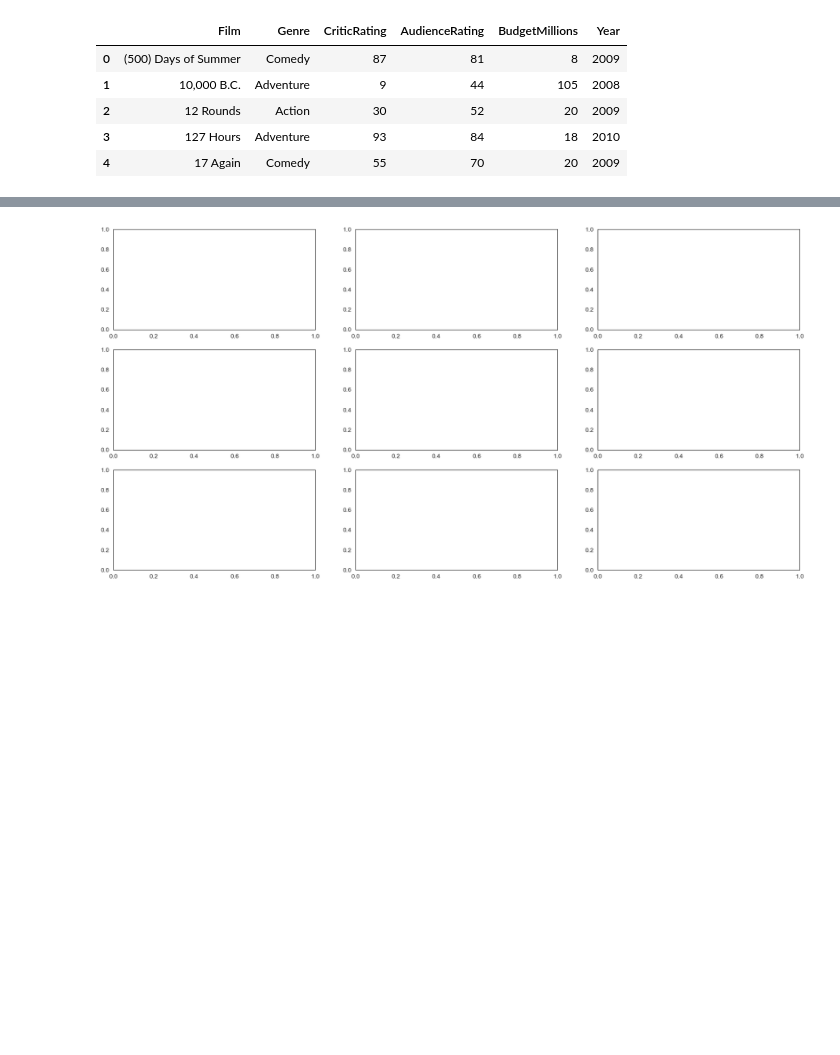
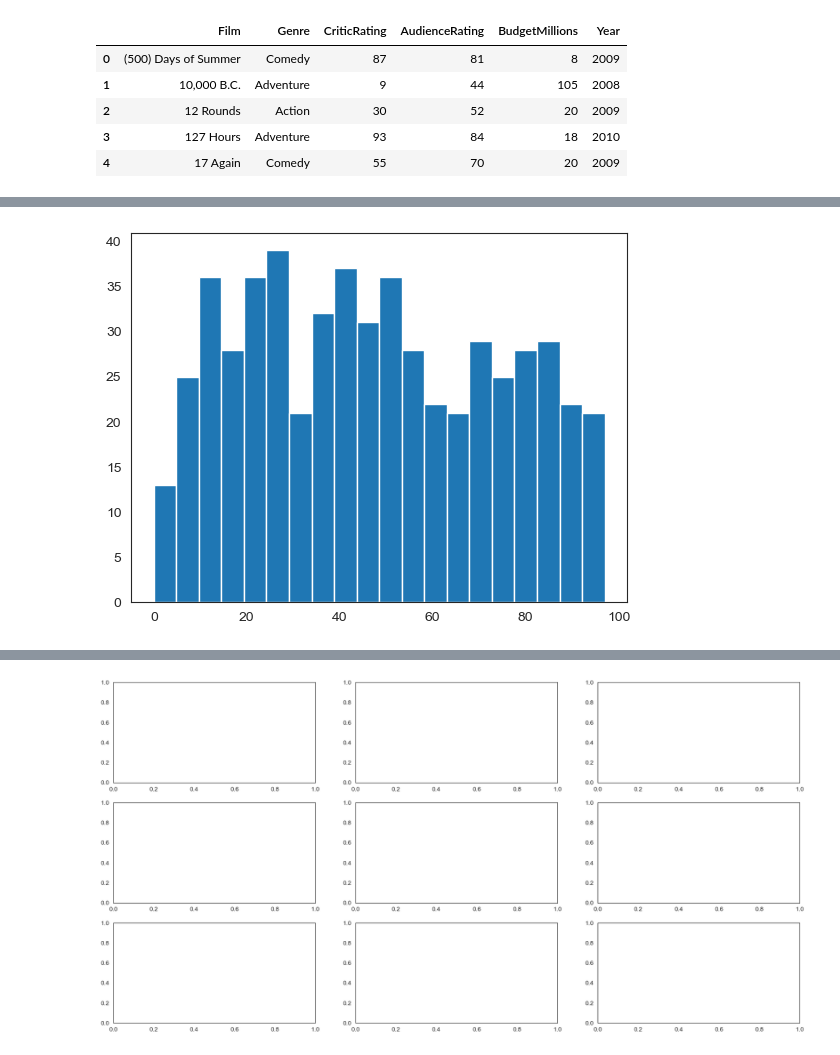
Before and after one commit to aniket20-99/Matplotlib_Visualization, a Jupyter notebook: IMDB-Rating-Projects.ipynb, the cells around one changed output, grey strips where cells are left out. Cells and saved outputs as stored; diff of their text form; code cells hidden in the pictures; blank space fills up the shorter version.

```diff
--- a/IMDB-Rating-Projects.ipynb
+++ b/IMDB-Rating-Projects.ipynb
@@ -290,0 +300,5 @@ plt.show()
+# %%
+plt.hist(movies.CriticRating,bins = 20)
+plt.show()
+# %% [output]
+[figure, added]
```
Also changed, not shown: parts of 23 cells of this notebook.
